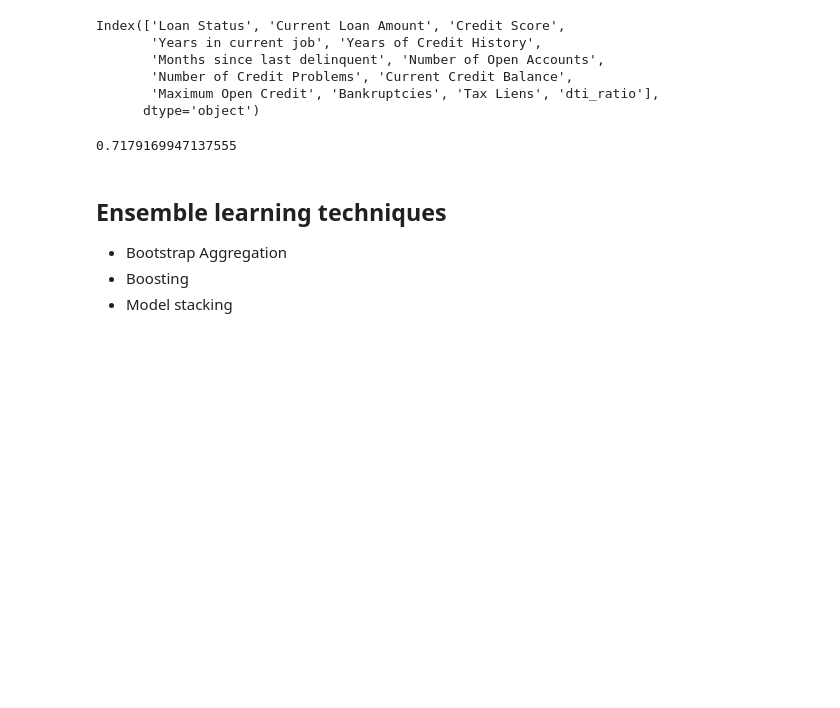
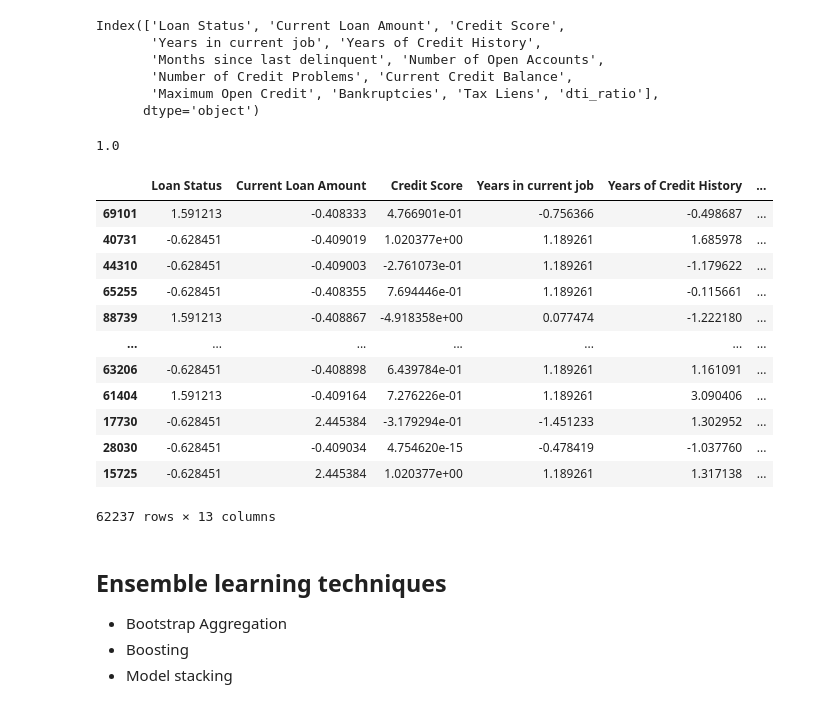
Before and after one commit to randy-tsukemen/Data_science_roadmap, a Jupyter notebook: Practicing_Machine_Learning.ipynb, the cells around one changed output. Cells and saved outputs as stored; diff of their text form; code cells hidden in the pictures; blank space fills up the shorter version.

```diff
--- a/Practicing_Machine_Learning.ipynb
+++ b/Practicing_Machine_Learning.ipynb
@@ -381,7 +384,10 @@ imp_mean = SimpleImputer(strategy='mean')
 loans_imp_mean = imp_mean.fit_transform(numeric_cols)
 
 # Convert returned array to DataFrame
+scaler = StandardScaler()
 loans_imp_meanDF = pd.DataFrame(loans_imp_mean, columns=numeric_cols.columns)
+loans_imp_meanDF = pd.DataFrame(scaler.fit_transform(loans_imp_meanDF), columns=numeric_cols.columns)
+
 # Create X matrix and y array
 X = loans_imp_meanDF.select_dtypes(include=[np.number])
 y = loan_data["Loan Status"]
@@ -398,7 +404,23 @@ logistic_dti.fit(X_train, y_train)
 # Predict and print accuracy
 print(accuracy_score(y_true=y_test, y_pred=logistic_dti.predict(X_test)))
 # %% [output]
-0.7179169947137555
+1.0
+# %%
+X_train
+# %% [output]
+|  | Loan Status | Current Loan Amount | Credit Score | Years in current job | Years of Credit History | ... |
+| 69101 | 1.591213 | -0.408333 | 4.766901e-01 | -0.756366 | -0.498687 | ... |
+| 40731 | -0.628451 | -0.409019 | 1.020377e+00 | 1.189261 | 1.685978 | ... |
+| 44310 | -0.628451 | -0.409003 | -2.761073e-01 | 1.189261 | -1.179622 | ... |
+| 65255 | -0.628451 | -0.408355 | 7.694446e-01 | 1.189261 | -0.115661 | ... |
+| 88739 | 1.591213 | -0.408867 | -4.918358e+00 | 0.077474 | -1.222180 | ... |
+| ... | ... | ... | ... | ... | ... | ... |
+| 63206 | -0.628451 | -0.408898 | 6.439784e-01 | 1.189261 | 1.161091 | ... |
+| 61404 | 1.591213 | -0.409164 | 7.276226e-01 | 1.189261 | 3.090406 | ... |
+| 17730 | -0.628451 | 2.445384 | -3.179294e-01 | -1.451233 | 1.302952 | ... |
+| 28030 | -0.628451 | -0.409034 | 4.754620e-15 | -0.478419 | -1.037760 | ... |
+| 15725 | -0.628451 | 2.445384 | 1.020377e+00 | 1.189261 | 1.317138 | ... |
+62237 rows × 13 columns
 # %% [markdown]
 ## Ensemble learning techniques
 - Bootstrap Aggregation
```
Also changed, not shown: parts of 15 cells of this notebook.
